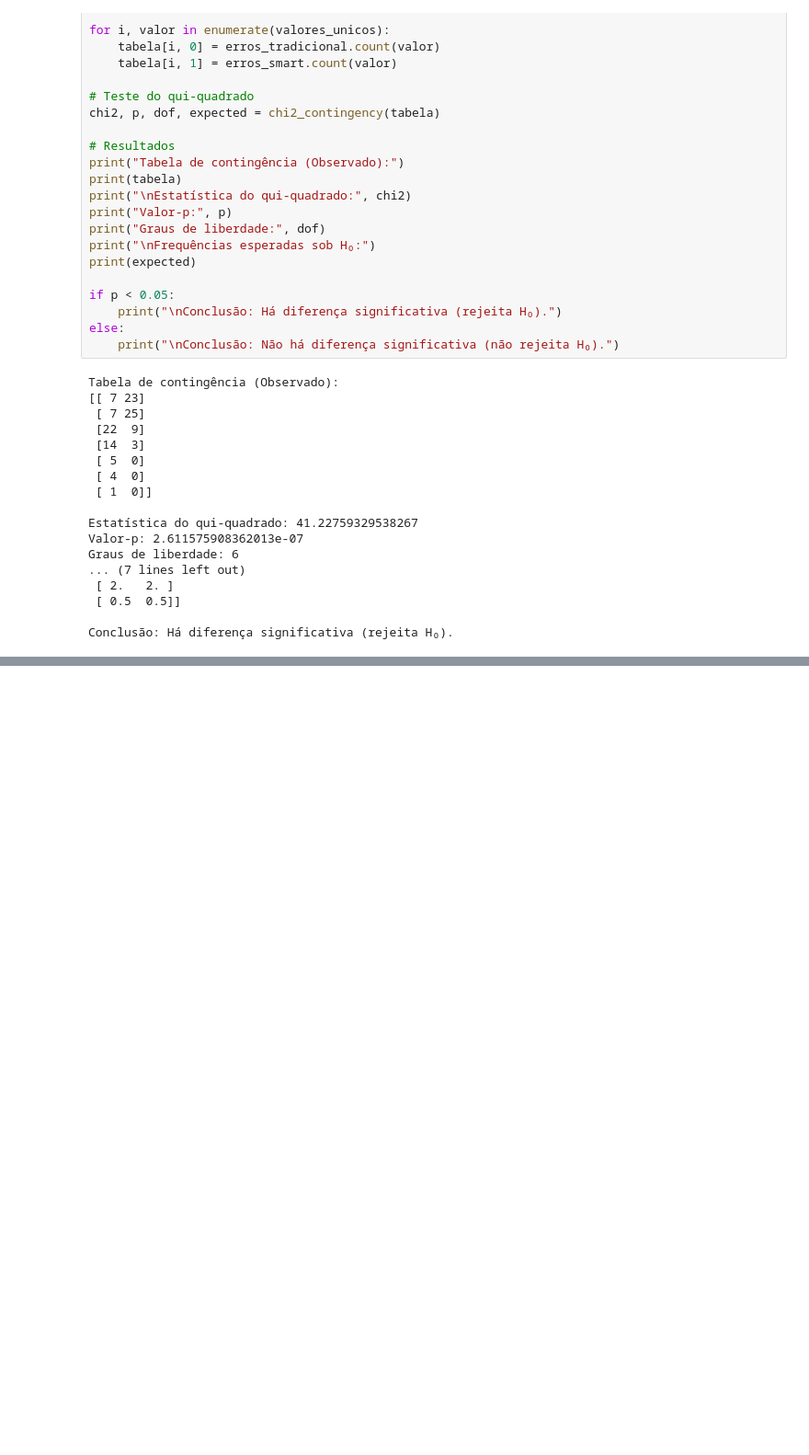
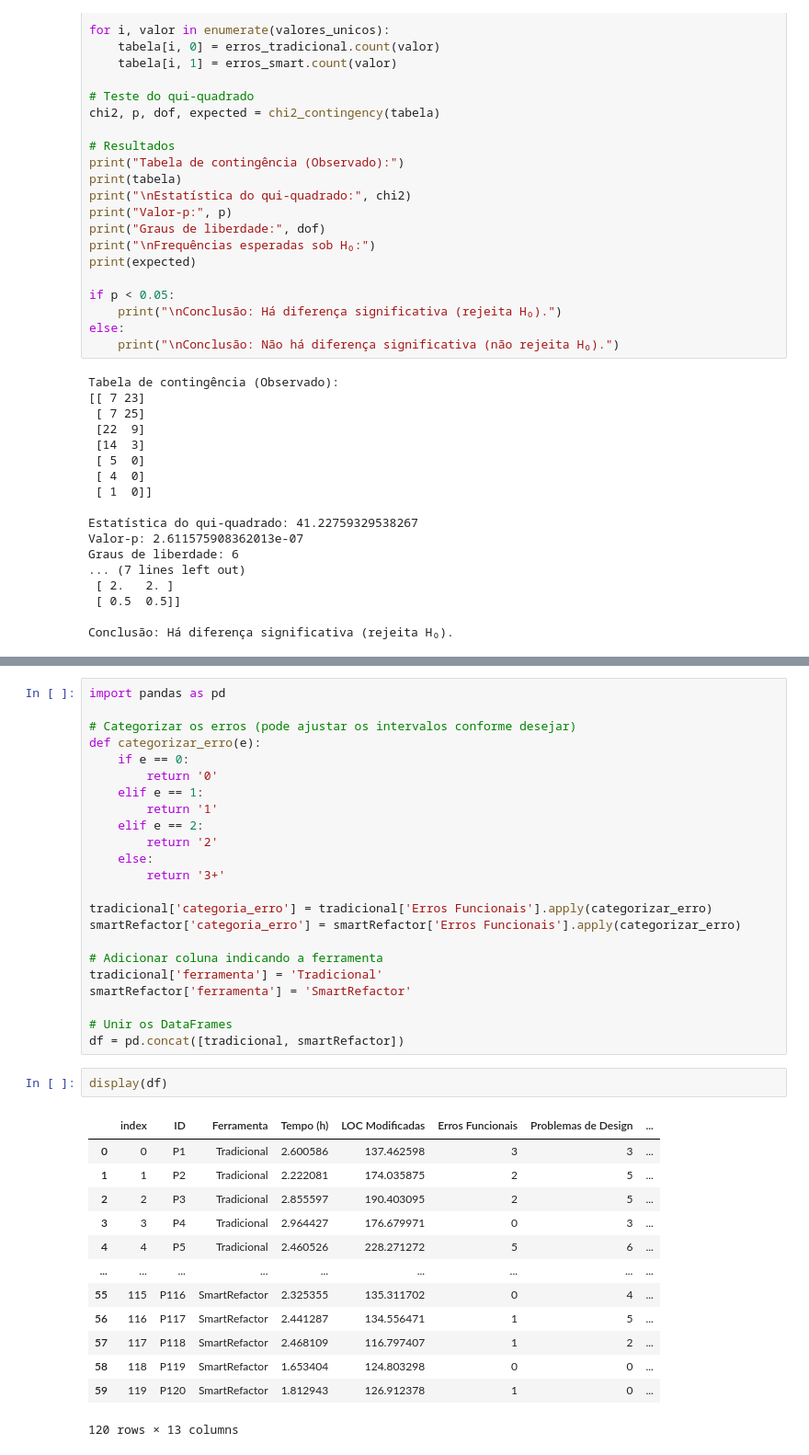
Before and after one commit to andre-portella/AES, a Jupyter notebook: aes.ipynb, the cells around one changed output, grey strips where cells are left out. Shown at 92% size. Drawn from its saved outputs; the diff is of its cells as text; blank space fills up the shorter version.

```diff
--- a/aes.ipynb
+++ b/aes.ipynb
@@ -420,0 +489,39 @@ Conclusão: Há diferença significativa (rejeita H₀).
+# %%
+import pandas as pd
+
+# Categorizar os erros (pode ajustar os intervalos conforme desejar)
+def categorizar_erro(e):
+    if e == 0:
+        return '0'
+    elif e == 1:
+        return '1'
+    elif e == 2:
+        return '2'
+    else:
+        return '3+'
+
+tradicional['categoria_erro'] = tradicional['Erros Funcionais'].apply(categorizar_erro)
+smartRefactor['categoria_erro'] = smartRefactor['Erros Funcionais'].apply(categorizar_erro)
+
+# Adicionar coluna indicando a ferramenta
+tradicional['ferramenta'] = 'Tradicional'
+smartRefactor['ferramenta'] = 'SmartRefactor'
+
+# Unir os DataFrames
+df = pd.concat([tradicional, smartRefactor])
+# %%
+display(df)
+# %% [output]
+|  | index | ID | Ferramenta | Tempo (h) | LOC Modificadas | Erros Funcionais | Problemas de Design | ... |
+| 0 | 0 | P1 | Tradicional | 2.600586 | 137.462598 | 3 | 3 | ... |
+| 1 | 1 | P2 | Tradicional | 2.222081 | 174.035875 | 2 | 5 | ... |
+| 2 | 2 | P3 | Tradicional | 2.855597 | 190.403095 | 2 | 5 | ... |
+| 3 | 3 | P4 | Tradicional | 2.964427 | 176.679971 | 0 | 3 | ... |
+| 4 | 4 | P5 | Tradicional | 2.460526 | 228.271272 | 5 | 6 | ... |
+| ... | ... | ... | ... | ... | ... | ... | ... | ... |
+| 55 | 115 | P116 | SmartRefactor | 2.325355 | 135.311702 | 0 | 4 | ... |
+| 56 | 116 | P117 | SmartRefactor | 2.441287 | 134.556471 | 1 | 5 | ... |
+| 57 | 117 | P118 | SmartRefactor | 2.468109 | 116.797407 | 1 | 2 | ... |
+| 58 | 118 | P119 | SmartRefactor | 1.653404 | 124.803298 | 0 | 0 | ... |
+| 59 | 119 | P120 | SmartRefactor | 1.812943 | 126.912378 | 1 | 0 | ... |
+120 rows × 13 columns
```
Also changed, not shown: parts of 12 cells of this notebook.
